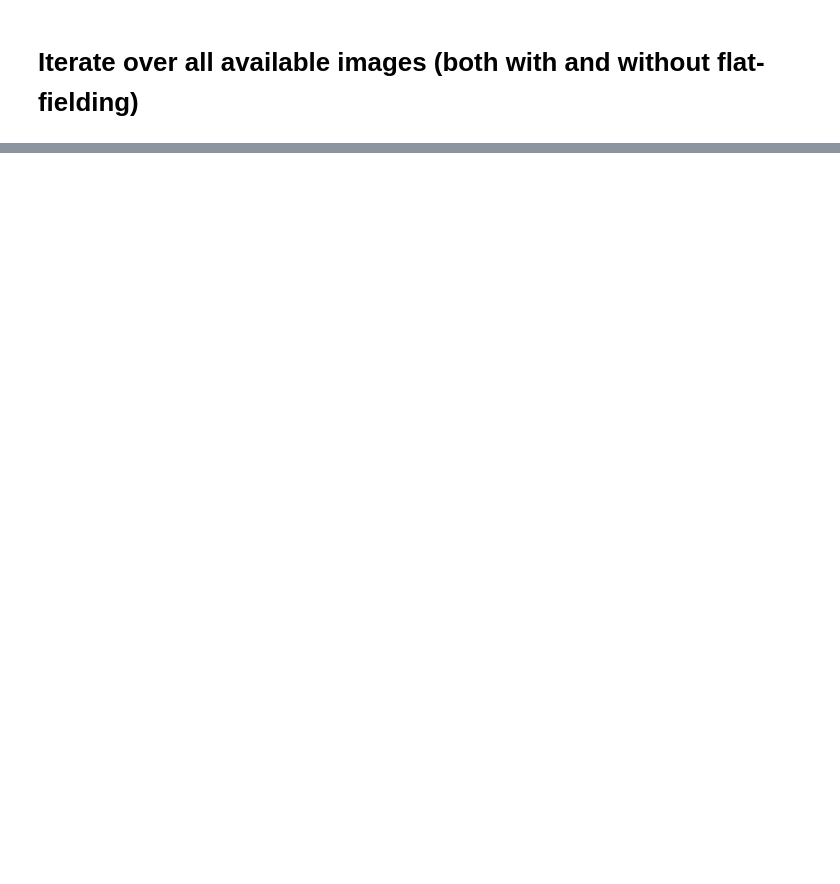
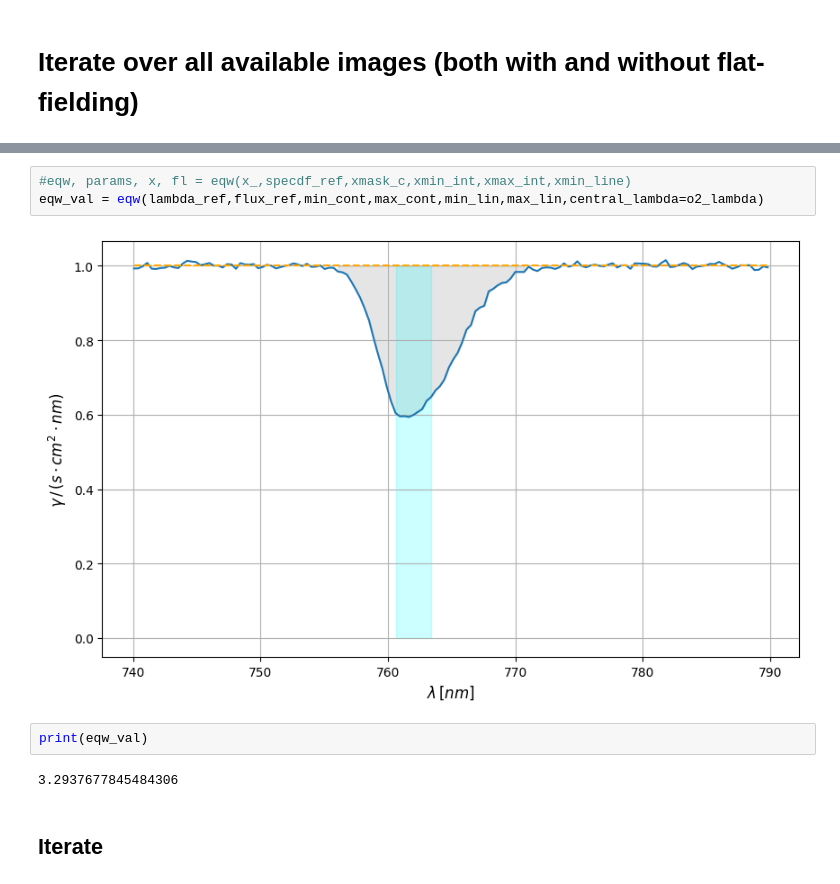
Before and after one commit to mrmonroy/AuxTel_eqw, a Jupyter notebook: O2_EQW/calculate_o2_eqw.ipynb, the cells around one changed output, grey strips where cells are left out. Saved outputs shown, nothing was run; the diff lists cells and outputs as text; blank space fills up the shorter version.

```diff
--- a/O2_EQW/calculate_o2_eqw.ipynb
+++ b/O2_EQW/calculate_o2_eqw.ipynb
@@ -225,0 +317,11 @@ plt.grid()
+# %%
+#eqw, params, x, fl = eqw(x_,specdf_ref,xmask_c,xmin_int,xmax_int,xmin_line)
+eqw_val = eqw(lambda_ref,flux_ref,min_cont,max_cont,min_lin,max_lin,central_lambda=o2_lambda)
+# %% [output]
+[figure, added]
+# %%
+print(eqw_val)
+# %% [output]
+3.2937677845484306
+# %% [markdown]
+## Iterate
```
Also changed, not shown: parts of 10 cells of this notebook.
